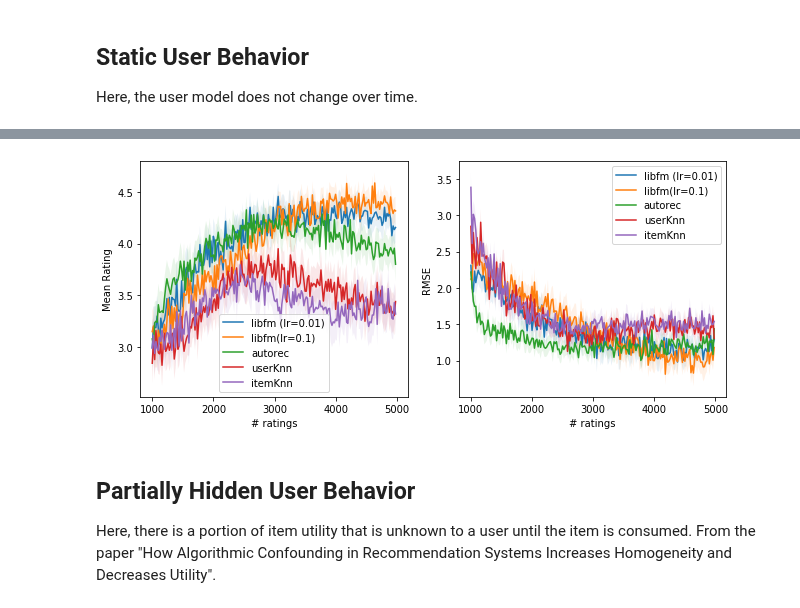
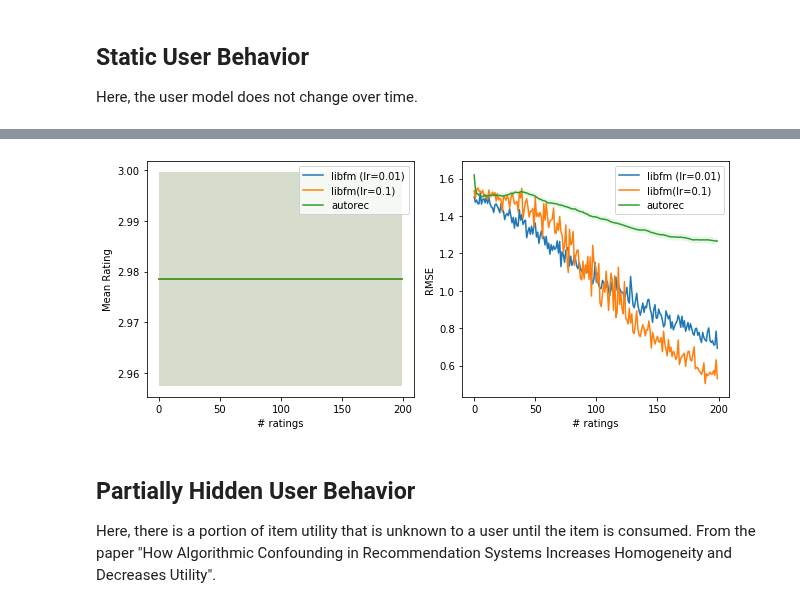
Before and after one commit to berkeley-reclab/RecLab, a Jupyter notebook: experiments/comparison.ipynb, the cells around one changed output, grey strips where cells are left out. Drawn from its saved outputs; the diff is of its cells as text; code cells hidden in the pictures.

Commit message:
Nicer progress bar printing and make sure environments get initialized the same way across recommenders.

```diff
--- a/experiments/comparison.ipynb
+++ b/experiments/comparison.ipynb
@@ -31,8 +34,8 @@ topics = True
 num_users = 100
 num_items = 170
 env_params = {
-    'num_users': 100,
-    'num_items': 170,
+    'num_users': num_users,
+    'num_items': num_items,
     'rating_frequency': 0.2,
     'num_init_ratings': 1000
 }
@@ -82,6 +85,8 @@ recommenders = [
         base_lr=1e-2,
         train_epoch=50
     ),
+]
+[
     KNNRecommender(
         user_based=True
     ),
@@ -90,5 +95,5 @@ recommenders = [
     ),
 ]
 
-ratings, preds = run_env_experiment([env], recommenders, 10, 200,
-                                    expdirname, datafilename, overwrite=True)
+ratings, preds, dense_ratings, dense_preds = run_env_experiment([env], recommenders, 1, 200,
+                                                                expdirname, datafilename, overwrite=True)
@@ -95,7 +110,7 @@ ratings, preds = run_env_experiment([env], recommenders, 10, 200,
 # %%
-plot_ratings_mses(ratings[0], preds[0], num_init_ratings, ['libfm (lr=0.01)', 'libfm(lr=0.1)', 'autorec', 'userKnn', 'itemKnn'])
+plot_ratings_mses(dense_ratings[0], dense_preds[0], ['libfm (lr=0.01)', 'libfm(lr=0.1)', 'autorec', 'userKnn', 'itemKnn'])
 # %% [output]
-[figure, old version]
+[figure, new version]
 # %% [markdown]
 ## Partially Hidden User Behavior
 
```
Also changed, not shown: parts of 15 cells of this notebook, 2 other files.
